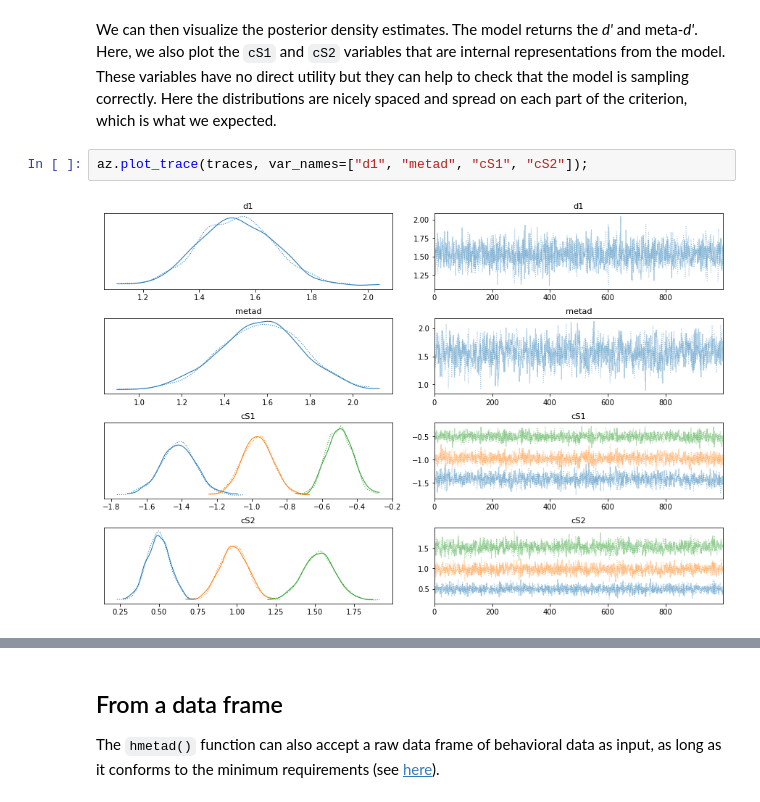
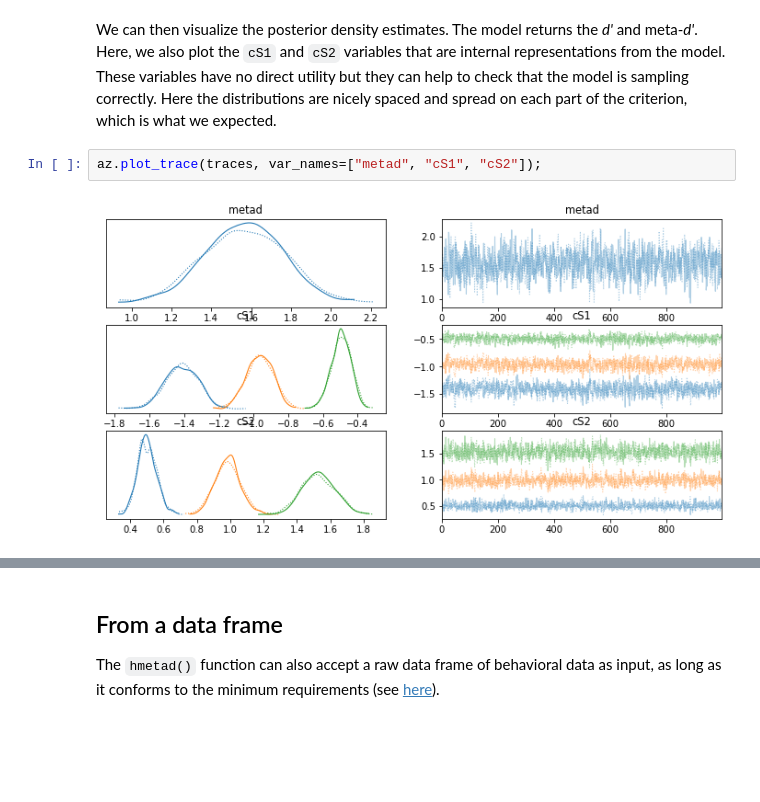
Before and after one commit to embodied-computation-group/metadpy, a Jupyter notebook: notebooks/Example 2 - Fitting Bayesian - Subject level (numpyro).ipynb, the cells around one changed output, grey strips where cells are left out. Cells and saved outputs as stored; diff of their text form; blank space fills up the shorter version.

```diff
--- a/notebooks/Example 2 - Fitting Bayesian - Subject level (numpyro).ipynb
+++ b/notebooks/Example 2 - Fitting Bayesian - Subject level (numpyro).ipynb
@@ -30,9 +30,9 @@ model, traces = hmetad(nR_S1=nR_S1, nR_S2=nR_S2, backend="numpyro")
 # %% [markdown]
 We can then visualize the posterior density estimates. The model returns the *d'* and meta-*d'*. Here, we also plot the `cS1` and `cS2` variables that are internal representations from the model. These variables have no direct utility but they can help to check that the model is sampling correctly. Here the distributions are nicely spaced and spread on each part of the criterion, which is what we expected.
 # %%
-az.plot_trace(traces, var_names=["d1", "metad", "cS1", "cS2"]);
+az.plot_trace(traces, var_names=["metad", "cS1", "cS2"]);
 # %% [output]
-[figure, old version]
+[figure, new version]
 # %%
 az.summary(traces, var_names=["metad"])
 # %% [output]
```
Also changed, not shown: parts of 2 cells of this notebook, 1 other file.
